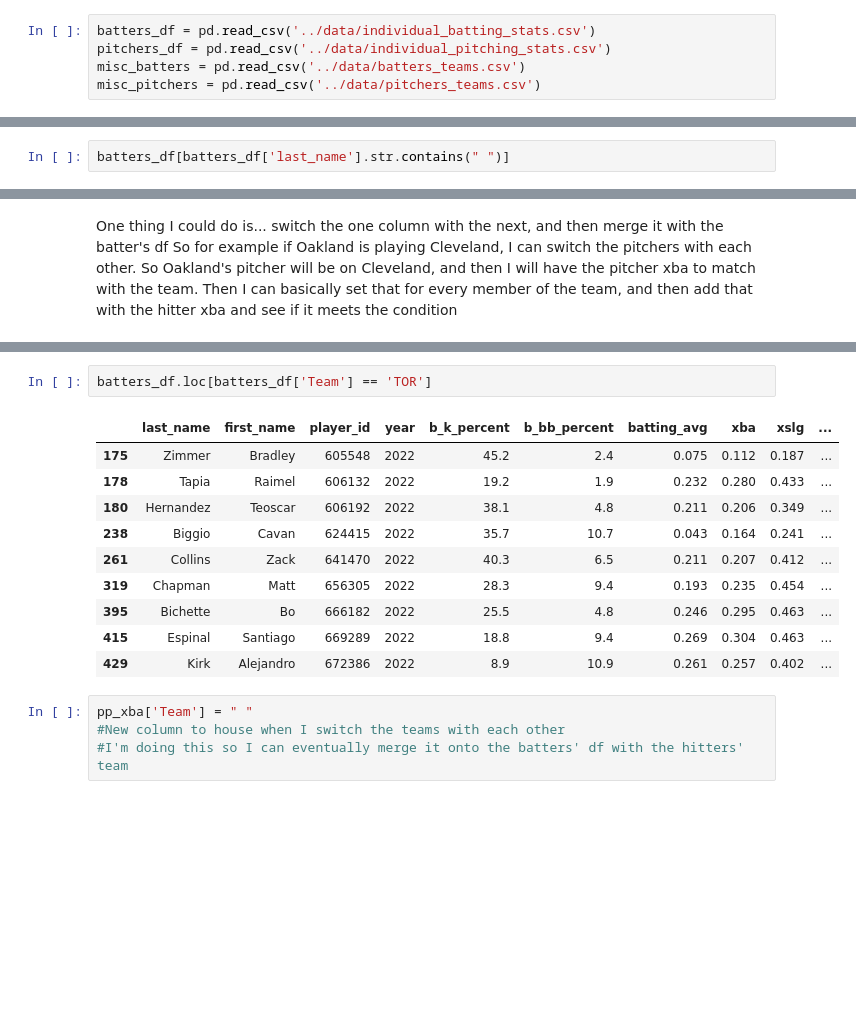
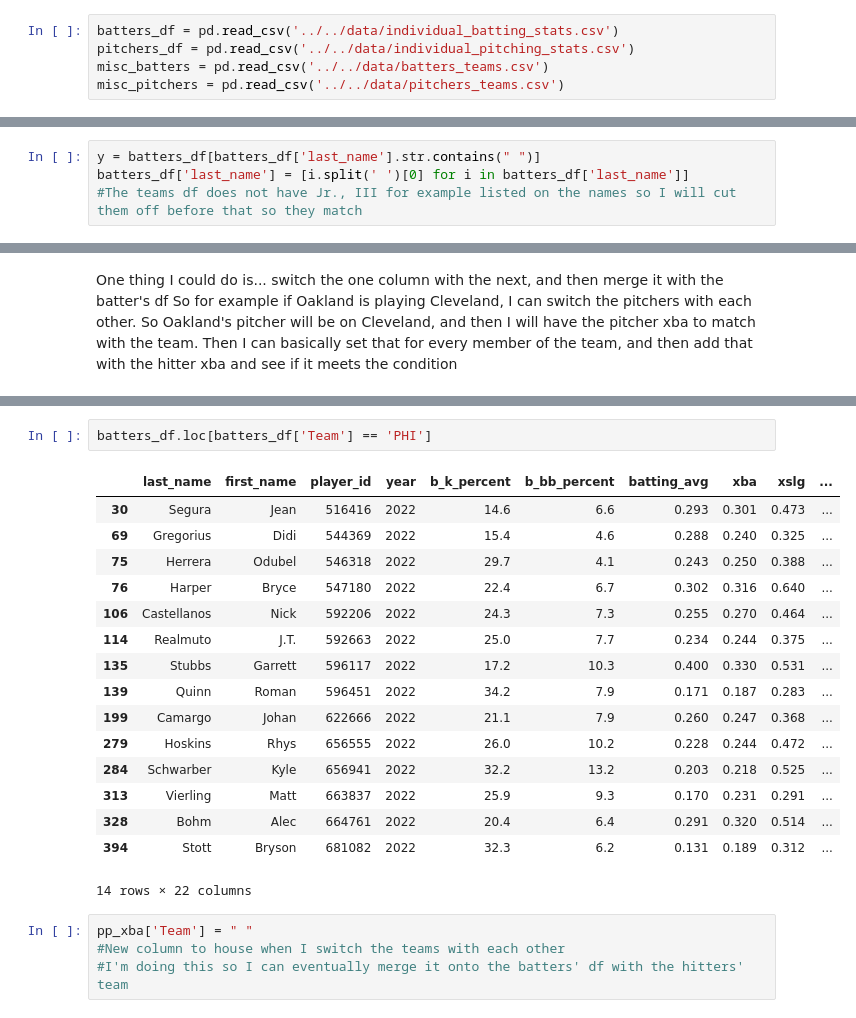
Before and after one commit to dkeyer/baseball_stuff, a Jupyter notebook: BTS/BTS_Picks.ipynb, the cells around one changed output, grey strips where cells are left out. Drawn from its saved outputs; the diff is of its cells as text; blank space fills up the shorter version.

```diff
--- a/BTS/BTS_Picks.ipynb
+++ b/BTS/BTS_Picks.ipynb
@@ -25,5 +25,5 @@ Raise error when len does not match before and after merging datasets (means tha
 # %%
-batters_df = pd.read_csv('../data/individual_batting_stats.csv')
-pitchers_df = pd.read_csv('../data/individual_pitching_stats.csv')
-misc_batters = pd.read_csv('../data/batters_teams.csv')
-misc_pitchers = pd.read_csv('../data/pitchers_teams.csv')
+batters_df = pd.read_csv('../../data/individual_batting_stats.csv')
+pitchers_df = pd.read_csv('../../data/individual_pitching_stats.csv')
+misc_batters = pd.read_csv('../../data/batters_teams.csv')
+misc_pitchers = pd.read_csv('../../data/pitchers_teams.csv')
@@ -32,2 +34,4 @@ misc_pitchers = pd.read_csv('../data/pitchers_teams.csv')
 # %%
-batters_df[batters_df['last_name'].str.contains(" ")]
+y = batters_df[batters_df['last_name'].str.contains(" ")]
+batters_df['last_name'] = [i.split(' ')[0] for i in batters_df['last_name']]
+#The teams df does not have Jr., III for example listed on the names so I will cut them off before that so they match
@@ -298,16 +336,22 @@ pp_xba.sort_values(by='xba', ascending=False)
 # %%
-batters_df.loc[batters_df['Team'] == 'TOR']
+batters_df.loc[batters_df['Team'] == 'PHI']
 # %% [output]
 |  | last_name | first_name | player_id | year | b_k_percent | b_bb_percent | batting_avg | xba | xslg | ... |
-| 175 | Zimmer | Bradley | 605548 | 2022 | 45.2 | 2.4 | 0.075 | 0.112 | 0.187 | ... |
-| 178 | Tapia | Raimel | 606132 | 2022 | 19.2 | 1.9 | 0.232 | 0.280 | 0.433 | ... |
-| 180 | Hernandez | Teoscar | 606192 | 2022 | 38.1 | 4.8 | 0.211 | 0.206 | 0.349 | ... |
-| 238 | Biggio | Cavan | 624415 | 2022 | 35.7 | 10.7 | 0.043 | 0.164 | 0.241 | ... |
-| 261 | Collins | Zack | 641470 | 2022 | 40.3 | 6.5 | 0.211 | 0.207 | 0.412 | ... |
-| 319 | Chapman | Matt | 656305 | 2022 | 28.3 | 9.4 | 0.193 | 0.235 | 0.454 | ... |
-| 395 | Bichette | Bo | 666182 | 2022 | 25.5 | 4.8 | 0.246 | 0.295 | 0.463 | ... |
-| 415 | Espinal | Santiago | 669289 | 2022 | 18.8 | 9.4 | 0.269 | 0.304 | 0.463 | ... |
-| 429 | Kirk | Alejandro | 672386 | 2022 | 8.9 | 10.9 | 0.261 | 0.257 | 0.402 | ... |
+| 30 | Segura | Jean | 516416 | 2022 | 14.6 | 6.6 | 0.293 | 0.301 | 0.473 | ... |
+| 69 | Gregorius | Didi | 544369 | 2022 | 15.4 | 4.6 | 0.288 | 0.240 | 0.325 | ... |
+| 75 | Herrera | Odubel | 546318 | 2022 | 29.7 | 4.1 | 0.243 | 0.250 | 0.388 | ... |
+| 76 | Harper | Bryce | 547180 | 2022 | 22.4 | 6.7 | 0.302 | 0.316 | 0.640 | ... |
+| 106 | Castellanos | Nick | 592206 | 2022 | 24.3 | 7.3 | 0.255 | 0.270 | 0.464 | ... |
+| 114 | Realmuto | J.T. | 592663 | 2022 | 25.0 | 7.7 | 0.234 | 0.244 | 0.375 | ... |
+| 135 | Stubbs | Garrett | 596117 | 2022 | 17.2 | 10.3 | 0.400 | 0.330 | 0.531 | ... |
+| 139 | Quinn | Roman | 596451 | 2022 | 34.2 | 7.9 | 0.171 | 0.187 | 0.283 | ... |
+| 199 | Camargo | Johan | 622666 | 2022 | 21.1 | 7.9 | 0.260 | 0.247 | 0.368 | ... |
+| 279 | Hoskins | Rhys | 656555 | 2022 | 26.0 | 10.2 | 0.228 | 0.244 | 0.472 | ... |
+| 284 | Schwarber | Kyle | 656941 | 2022 | 32.2 | 13.2 | 0.203 | 0.218 | 0.525 | ... |
+| 313 | Vierling | Matt | 663837 | 2022 | 25.9 | 9.3 | 0.170 | 0.231 | 0.291 | ... |
+| 328 | Bohm | Alec | 664761 | 2022 | 20.4 | 6.4 | 0.291 | 0.320 | 0.514 | ... |
+| 394 | Stott | Bryson | 681082 | 2022 | 32.3 | 6.2 | 0.131 | 0.189 | 0.312 | ... |
+14 rows × 22 columns
 # %%
 pp_xba['Team'] = " "
 #New column to house when I switch the teams with each other
```
Also changed, not shown: parts of 38 cells of this notebook.
